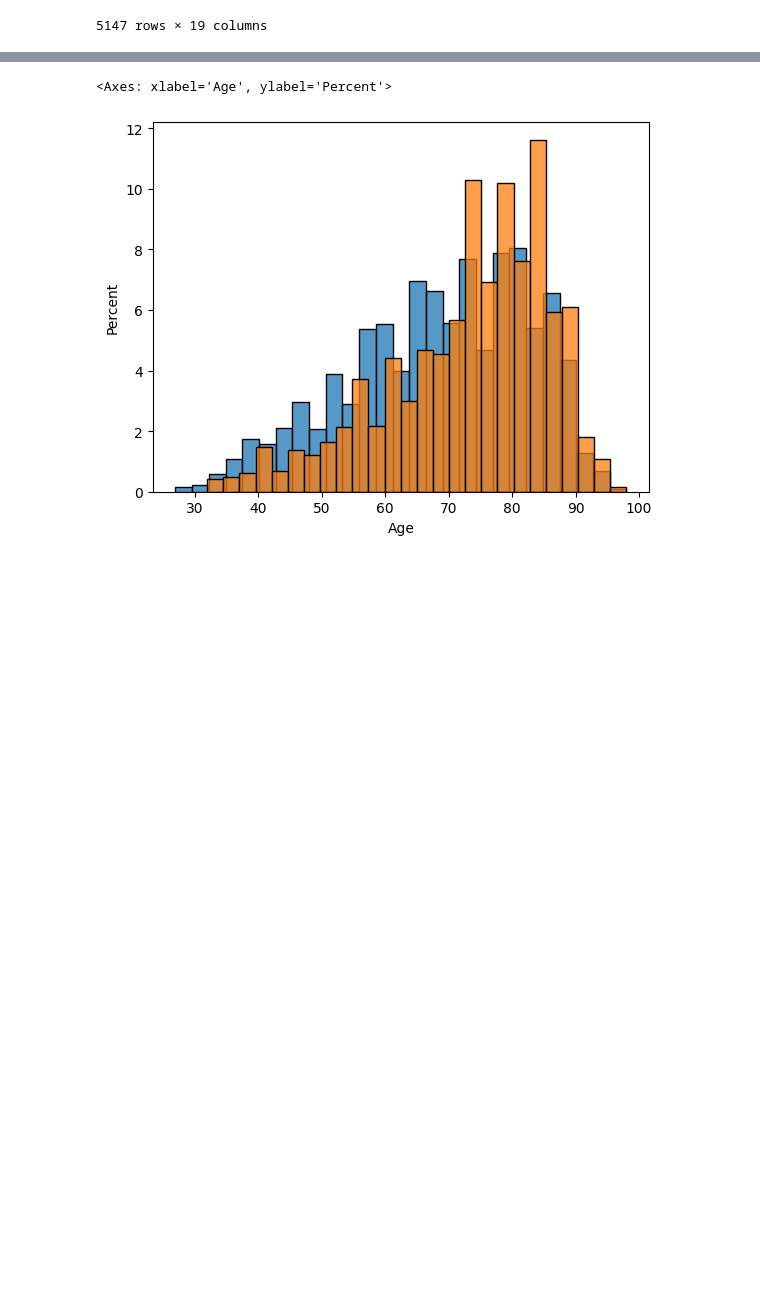
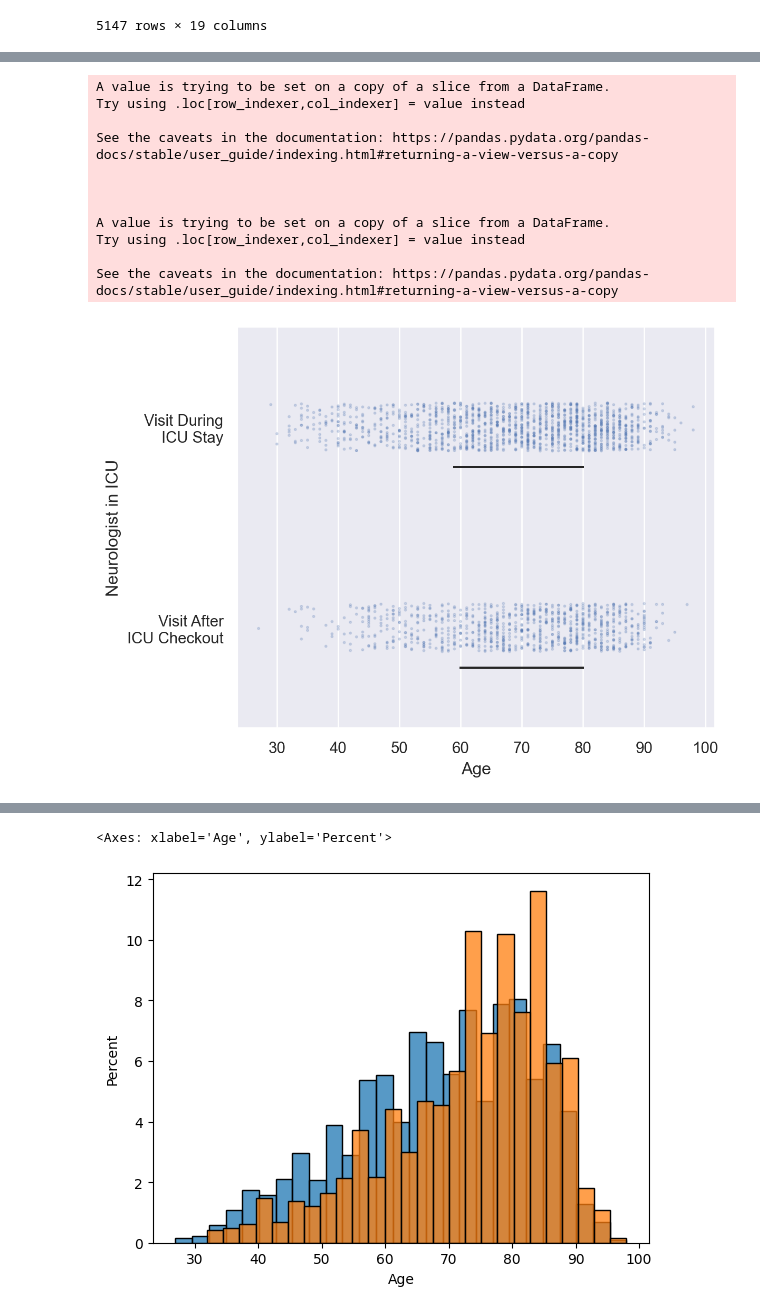
Before and after one commit to hiimani28/dvproject2, a Jupyter notebook: Untitled.ipynb, the cells around one changed output, grey strips where cells are left out. Drawn from its saved outputs; the diff is of its cells as text; code cells hidden in the pictures; blank space fills up the shorter version.

Commit message:
Add PlotICUVisits

```diff
--- a/Untitled.ipynb
+++ b/Untitled.ipynb
@@ -17,3 +17,6 @@ df
 | 5145 | 5145 | 69 | F | False | 2022-03-12 00:01:00 | 2022-03-12 07:49:00 | 2022-03-20 09:46:00 | ... |
 | 5146 | 5146 | 67 | M | True | 2023-11-24 06:47:00 | 2023-11-24 17:18:00 | 2023-12-13 10:56:00 | ... |
 5147 rows × 19 columns
+# %%
+df_icu = df[df['ICU Checkout Time'].notna()]
+df_icu
@@ -19,0 +37,9 @@ df
+# %%
+neurologist_visit = df_icu['Neurologist Visit']
+neurologist_visit = pd.to_datetime(neurologist_visit)
+
+icu_time = df_icu['ICU Checkout Time']
+icu_time = pd.to_datetime(icu_time)
+
+df_icu['Neurologist Arrival in ICU'] = neurologist_visit - icu_time
+df_icu
@@ -19,0 +64,4 @@ df
+# %%
+df_icu['Neurologist in ICU'] = 'Visit After\nICU Checkout'
+df_icu.loc[df_icu['Neurologist Arrival in ICU'] <= pd.Timedelta(0), 'Neurologist in ICU'] = 'Visit During\nICU Stay'
+df_icu
@@ -19,0 +86,33 @@ df
+# %%
+import seaborn.objects as so
+
+neurologist_visit = df_icu['Neurologist Visit']
+neurologist_visit = pd.to_datetime(neurologist_visit)
+
+icu_time = df_icu['ICU Checkout Time']
+icu_time = pd.to_datetime(icu_time)
+
+df_icu['Neurologist Arrival in ICU'] = neurologist_visit - icu_time
+
+df_icu['Neurologist in ICU'] = 'Visit After\nICU Checkout'
+df_icu.loc[df_icu['Neurologist Arrival in ICU'] <= pd.Timedelta(0), 'Neurologist in ICU'] = 'Visit During\nICU Stay'
+
+(
+    so.Plot(df_icu, "Age", "Neurologist in ICU")
+    .add(so.Dots(pointsize=1.5, alpha=.2), so.Jitter(.3))
+    .add(so.Range(color="k"), so.Perc([25, 75]), so.Shift(y=.2))
+
+)
+# %% [output]
+A value is trying to be set on a copy of a slice from a DataFrame.
+Try using .loc[row_indexer,col_indexer] = value instead
+
+See the caveats in the documentation: https://pandas.pydata.org/pandas-docs/stable/user_guide/indexing.html#returning-a-view-versus-a-copy
+
+
+
+A value is trying to be set on a copy of a slice from a DataFrame.
+Try using .loc[row_indexer,col_indexer] = value instead
+
+See the caveats in the documentation: https://pandas.pydata.org/pandas-docs/stable/user_guide/indexing.html#returning-a-view-versus-a-copy
+[figure, added]
```
Also changed, not shown: parts of 29 cells of this notebook, 2 other files.
